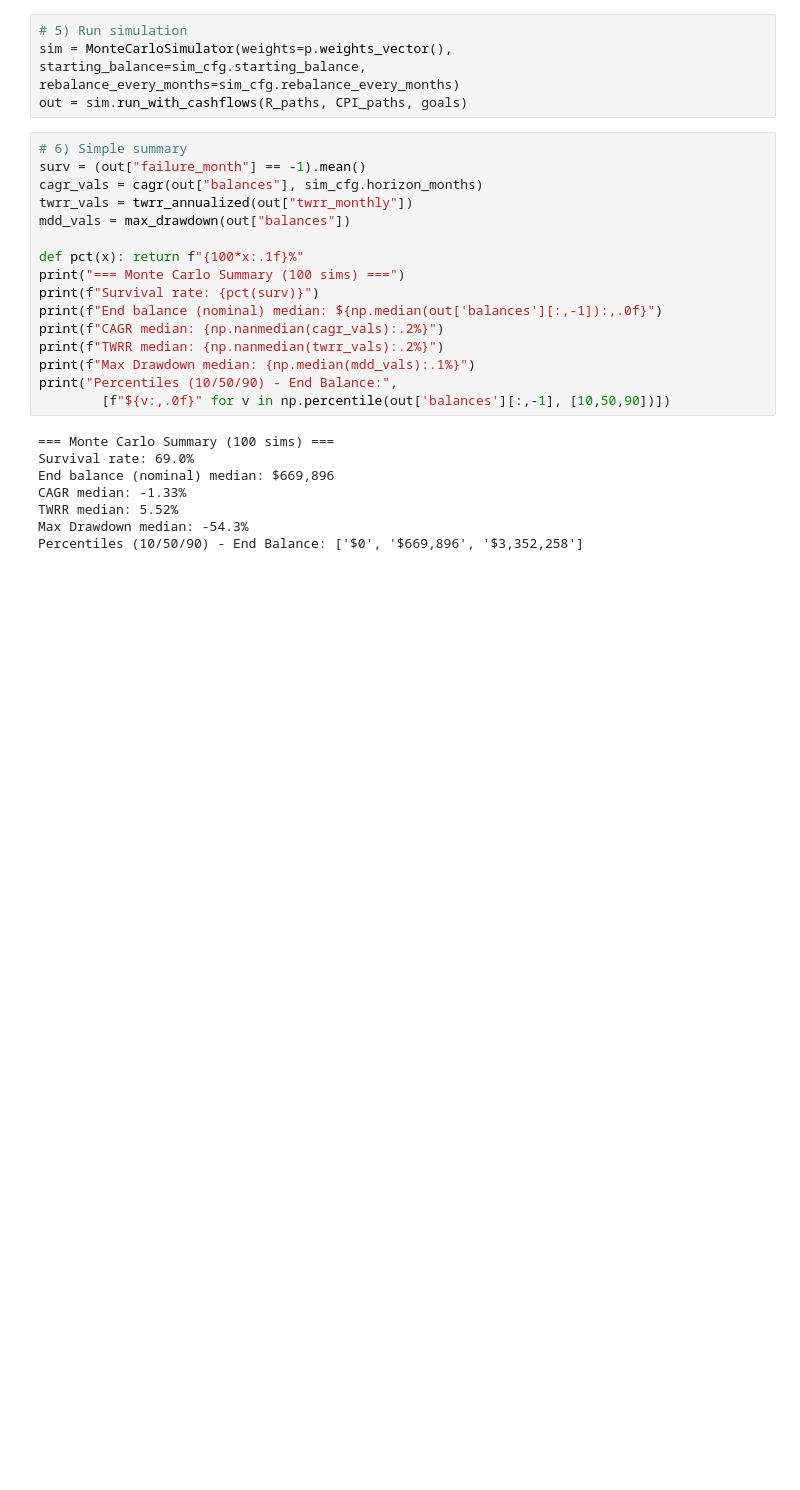
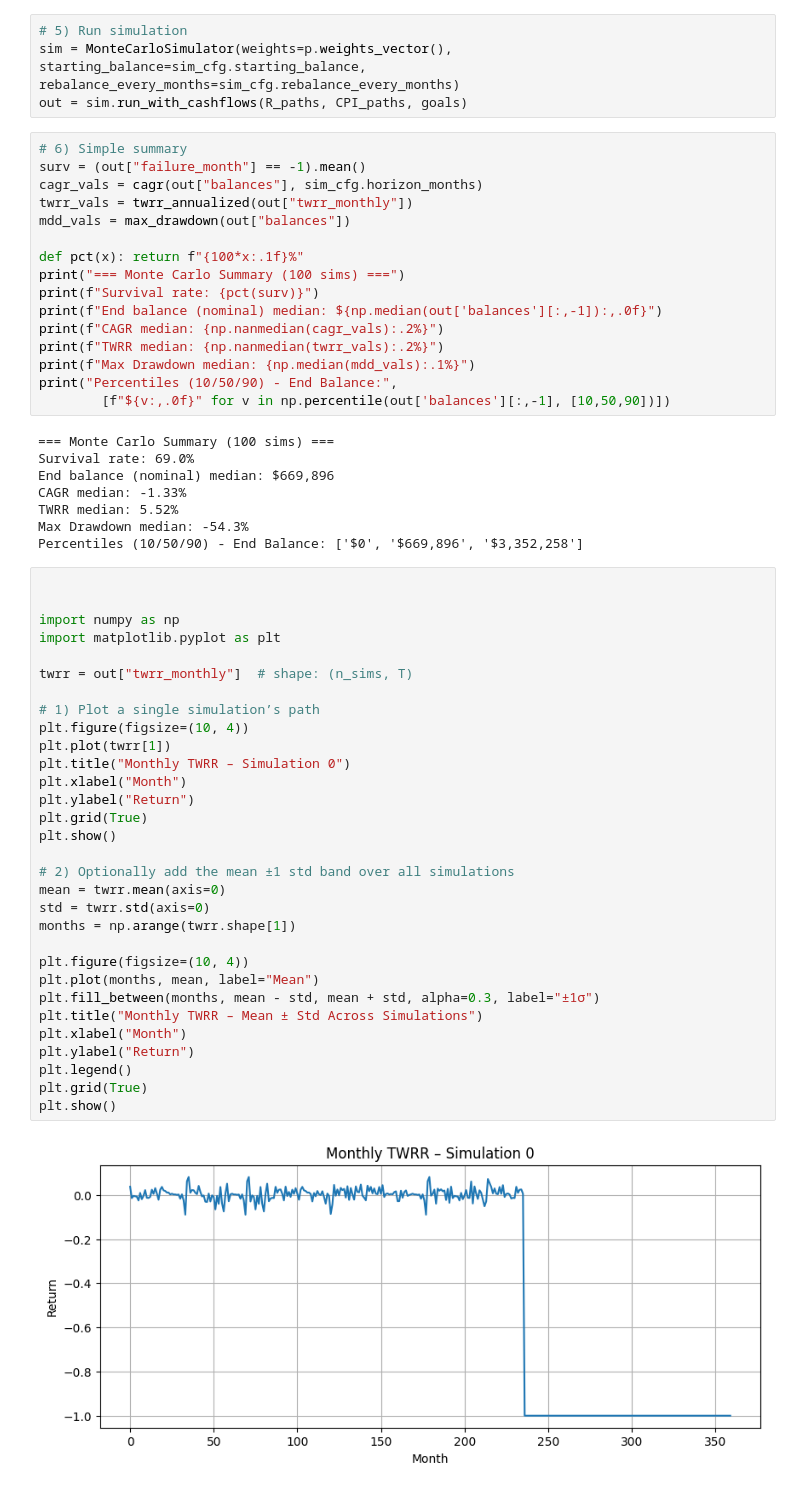
Before and after one commit to MyPortfolioApp/portfolio-optimization, a Jupyter notebook: Function_Tester _Notebook.ipynb, the cells around one changed output. Cells and saved outputs as stored; diff of their text form; blank space fills up the shorter version.

```diff
--- a/Function_Tester _Notebook.ipynb
+++ b/Function_Tester _Notebook.ipynb
@@ -61,3 +61,36 @@ CAGR median: -1.33%
 TWRR median: 5.52%
 Max Drawdown median: -54.3%
 Percentiles (10/50/90) - End Balance: ['$0', '$669,896', '$3,352,258']
+# %%
+
+
+import numpy as np
+import matplotlib.pyplot as plt
+
+twrr = out["twrr_monthly"]  # shape: (n_sims, T)
+
+# 1) Plot a single simulation’s path
+plt.figure(figsize=(10, 4))
+plt.plot(twrr[1])
+plt.title("Monthly TWRR – Simulation 0")
+plt.xlabel("Month")
+plt.ylabel("Return")
+plt.grid(True)
+plt.show()
+
+# 2) Optionally add the mean ±1 std band over all simulations
+mean = twrr.mean(axis=0)
+std = twrr.std(axis=0)
+months = np.arange(twrr.shape[1])
+
+plt.figure(figsize=(10, 4))
+plt.plot(months, mean, label="Mean")
+plt.fill_between(months, mean - std, mean + std, alpha=0.3, label="±1σ")
+plt.title("Monthly TWRR – Mean ± Std Across Simulations")
+plt.xlabel("Month")
+plt.ylabel("Return")
+plt.legend()
+plt.grid(True)
+plt.show()
+# %% [output]
+[figure, added]
```
Also changed, not shown: parts of 2 cells of this notebook, 3 other files.
